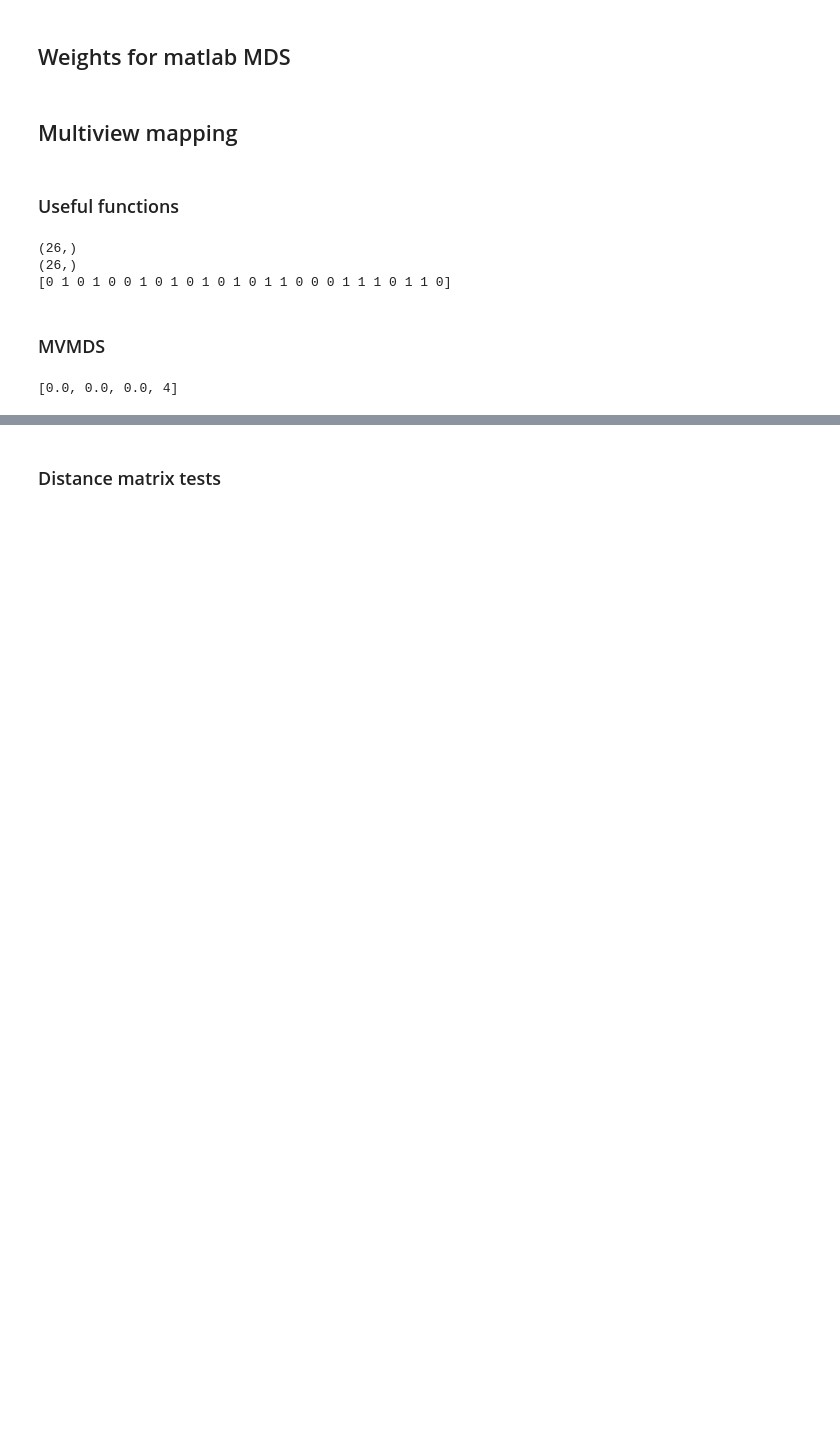
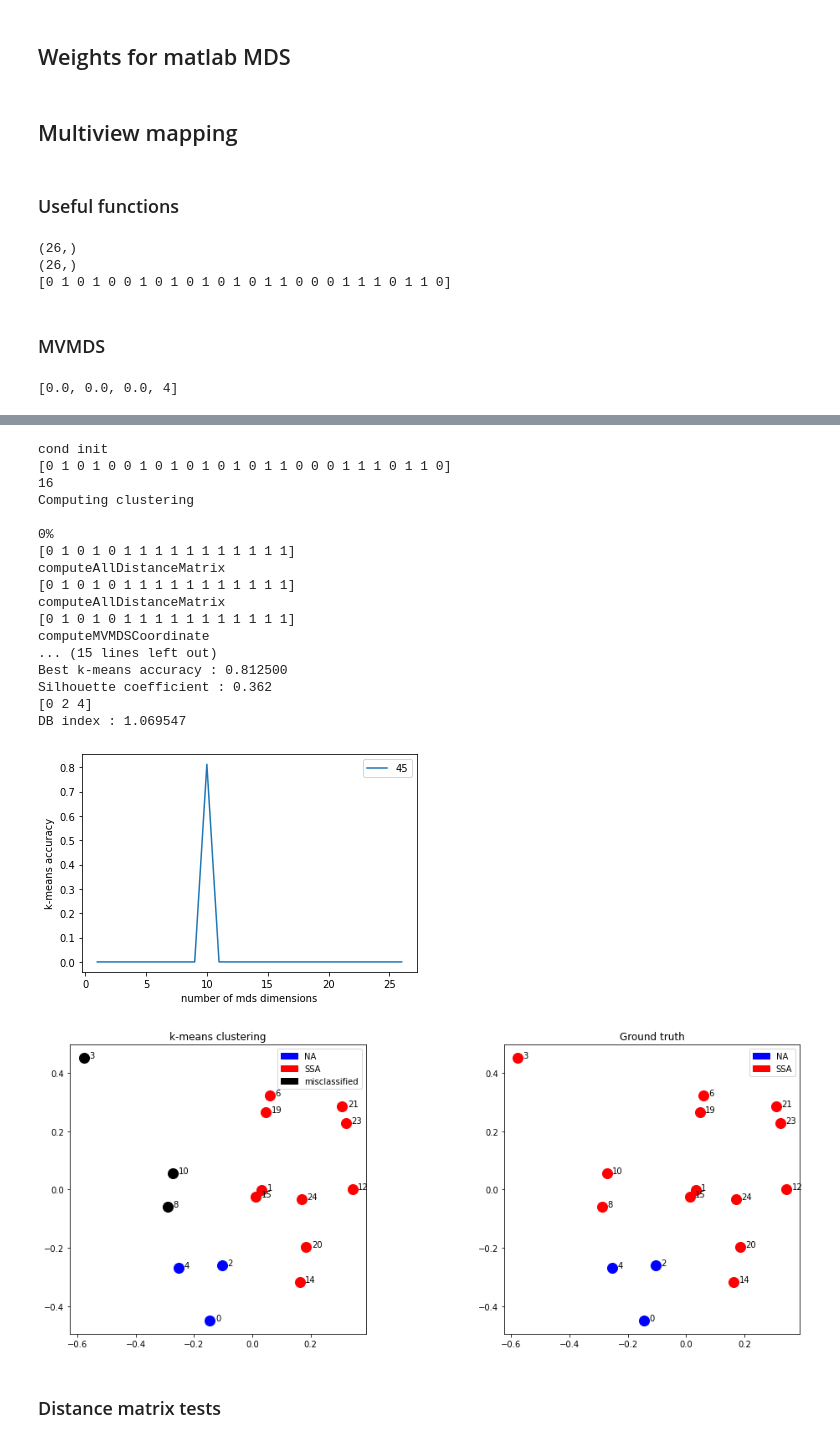
Before and after one commit to alexandremerasli/TFE, a Jupyter notebook: cluster_data.ipynb, the cells around one changed output, grey strips where cells are left out. Drawn from its saved outputs; the diff is of its cells as text; code cells hidden in the pictures; blank space fills up the shorter version.

```diff
--- a/cluster_data.ipynb
+++ b/cluster_data.ipynb
@@ -1625,36 +1631,57 @@ if (compute):
     coefficients = [45] # Changing normalisation coefficient does not change mapping if add_coef large enough
                         # (2 is ok for that and for only positive eigen values EEG)
 
-    kmeans_result = MapMethodResults("k-means",random_init,n_neighbors = 2)
+    kmeans_result = MapMethodResults("k-means",random_init,n_neighbors = 2,nbParticipants=nbParticipants)
+    print(nbParticipants)
     if (random_init): # Make several runs
         if (mds_random_init): # MDS
             kmeans = KMeans(n_clusters=2,n_init=1)
             kmeans_result.applyMethodAndMDSAverages(kmeans,dim=2,coef=norm_coef,n_run=nRun,n_mds_run=nMDSRun) # 2D max I think, otherwise curse of dimensionnality
         else:
             kmeans = KMeans(n_clusters=2,n_init=1)
             kmeans_result.applyMethodAverage(kmeans,dim=2,coef=norm_coef,n_run=nRun) # 2D max I think, otherwise curse of dimensionnality
     else: # Compare effect of normalization and dimension
         # kmeans = KMeans(n_clusters=2,n_init=1) # init array used before fit
         kmeans = KMeans(n_clusters=2,n_init=100)
         kmeans_result.applyMethod(kmeans,dim=[10]) # 2D max I think, otherwise curse of dimensionnality
 
 
 
 # Show results
 if (compute):
     if (random_init==False):
         kmeans_result.clusteringAccuracyWithDimension()
     kmeans_result.twoClustersMethodResult()
     kmeans_result.showResultMap()
     plotPoints(kmeans_result.best_points,subjects=subjects,subjectsWithoutShift=subjectsWithoutShift)
     #plt.scatter(kmeans.init[:,0],kmeans.init[:,1],s=200,marker='x') # if t-SNE and 1 coef
     print("DB index : %f " %kmeans_result.dbScore())
     #kmeans_result.writeProbaLabel()
     if 'k-means' not in methodUsed:
         accuracyVect = np.append(accuracyVect,kmeans_result.best_accuracy)
         SCVect = np.append(SCVect,kmeans_result.SC)
         methodUsed = np.append(methodUsed,'k-means')
         prior = np.append(prior,('t-SNE')*(kmeans_result.best_dim==7)+('PCoA '+str(abs(kmeans_result.best_dim)))*(kmeans_result.best_dim<0)+('MDS '+str(kmeans_result.best_dim))*(kmeans_result.best_dim<7)*(kmeans_result.best_dim>0))
+# %% [output]
+cond init
+[0 1 0 1 0 0 1 0 1 0 1 0 1 0 1 1 0 0 0 1 1 1 0 1 1 0]
+16
+Computing clustering
+
+0%
+[0 1 0 1 0 1 1 1 1 1 1 1 1 1 1 1]
+computeAllDistanceMatrix
+[0 1 0 1 0 1 1 1 1 1 1 1 1 1 1 1]
+computeAllDistanceMatrix
+[0 1 0 1 0 1 1 1 1 1 1 1 1 1 1 1]
+computeMVMDSCoordinate
+... (15 lines left out)
+Best k-means accuracy : 0.812500
+Silhouette coefficient : 0.362
+[0 2 4]
+DB index : 1.069547
+[figure, added]
+[figure, added]
 # %% [markdown]
 ### Distance matrix tests
 # %%
```
Also changed, not shown: parts of 16 cells of this notebook.
